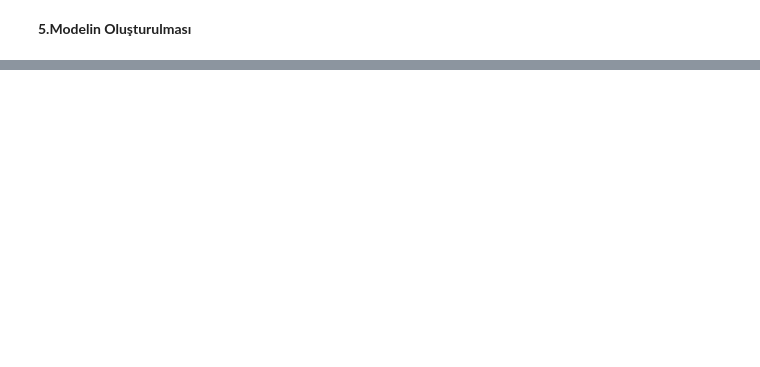
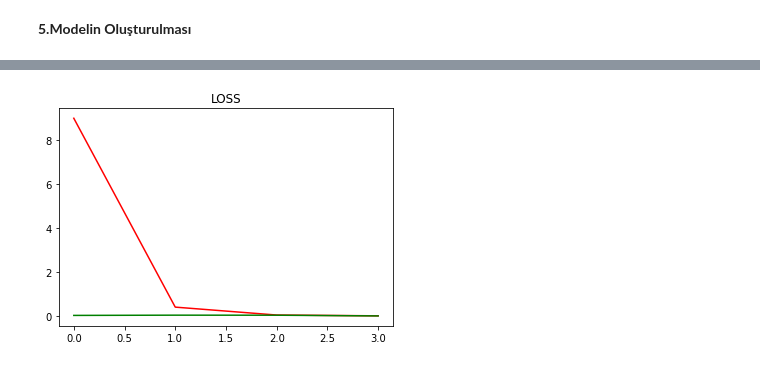
Before and after one commit to uraninjo/AudioClassificationApplications, a Jupyter notebook: main.ipynb, the cells around one changed output, grey strips where cells are left out. Cells and saved outputs as stored; diff of their text form; code cells hidden in the pictures; blank space fills up the shorter version.

```diff
--- a/main.ipynb
+++ b/main.ipynb
@@ -173,5 +199,5 @@ model=Sequential()
 model.add(Conv2D(16,(3,3),activation='relu',input_shape=(1491,257,1)))
 model.add(Conv2D(16,(3,3),activation='relu'))
 model.add(Flatten())
-model.add(Dense(128,activation='relu'))
+model.add(Dense(64,activation='relu'))
 model.add(Dense(1,activation='sigmoid'))
@@ -180,2 +203,0 @@ ResourceExhaustedError: OOM when allocating tensor with shape[6019376,128] and t
-# %%
-model.compile(optimizer='Adam')
@@ -201,0 +204,2 @@ zipp                         3.8.0
+# %%
+model.compile(optimizer='Adam',loss='BinaryCrossentropy',metrics=[tf.keras.metrics.Recall(),tf.keras.metrics.Precision()])
@@ -201,0 +228,2 @@ zipp                         3.8.0
+# %%
+history=model.fit(train,epochs=4,validation_data=test)
@@ -201,0 +239,7 @@ zipp                         3.8.0
+# %%
+plt.title('LOSS')
+plt.plot(history.history['loss'],'r')
+plt.plot(history.history['val_loss'],'g')
+plt.show()
+# %% [output]
+[figure, added]
```
Also changed, not shown: parts of 23 cells of this notebook.
